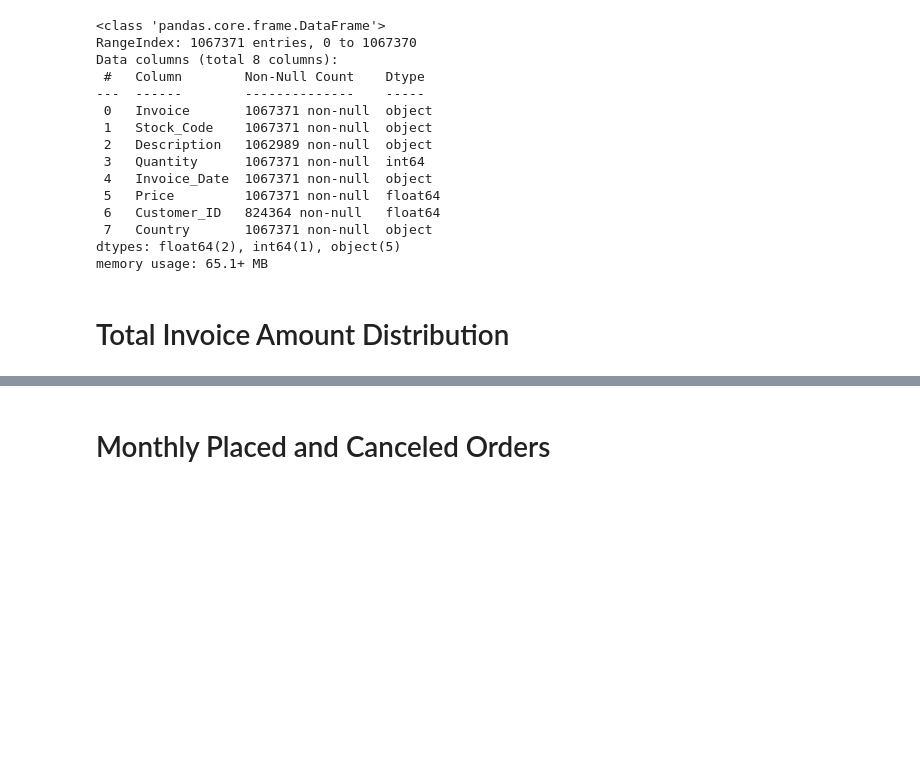
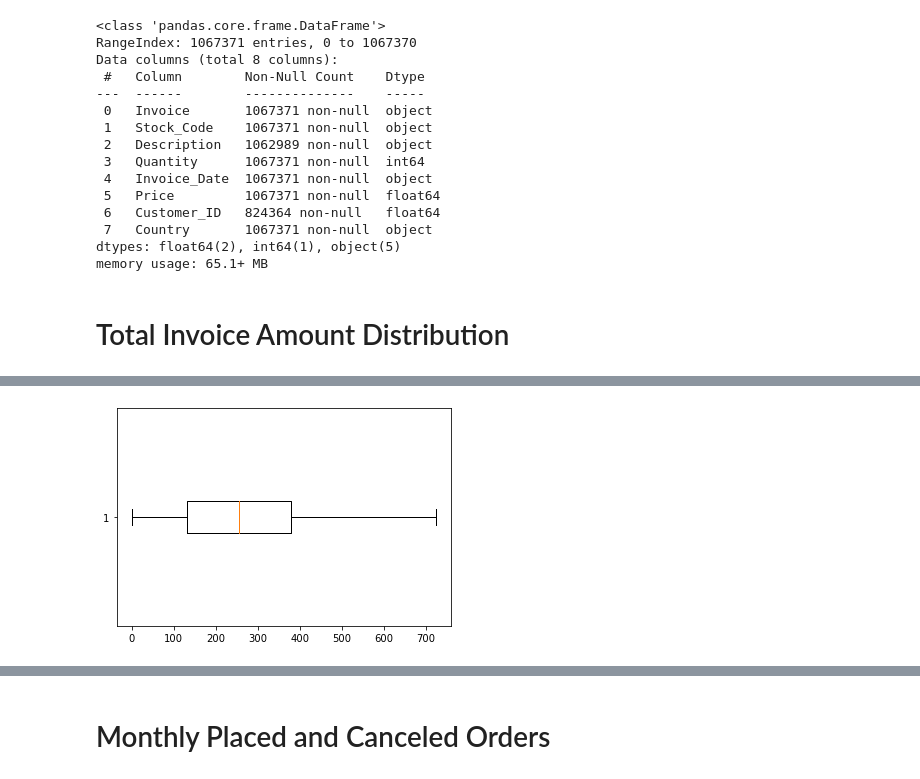
Before and after one commit to jarviscanada/jarvis_data_eng_NaimSyed, a Jupyter notebook: python_data_analytics/python_data_wrangling/retail_data_analytics_wrangling.ipynb, the cells around one changed output, grey strips where cells are left out. Drawn from its saved outputs; the diff is of its cells as text; code cells hidden in the pictures; blank space fills up the shorter version.

```diff
--- a/python_data_analytics/python_data_wrangling/retail_data_analytics_wrangling.ipynb
+++ b/python_data_analytics/python_data_wrangling/retail_data_analytics_wrangling.ipynb
@@ -175,0 +214,2 @@ retail_df.astype({""})
+# %%
+remove_outliers = invoice_totals[invoice_totals["Invoice_Amount"]<=invoice_totals["Invoice_Amount"].quantile(0.85)]
@@ -175,0 +228,5 @@ retail_df.astype({""})
+# %%
+plt.boxplot(remove_outliers, vert=False)
+plt.show()
+# %% [output]
+[figure, added]
```
Also changed, not shown: parts of 64 cells of this notebook, 3 other files.
